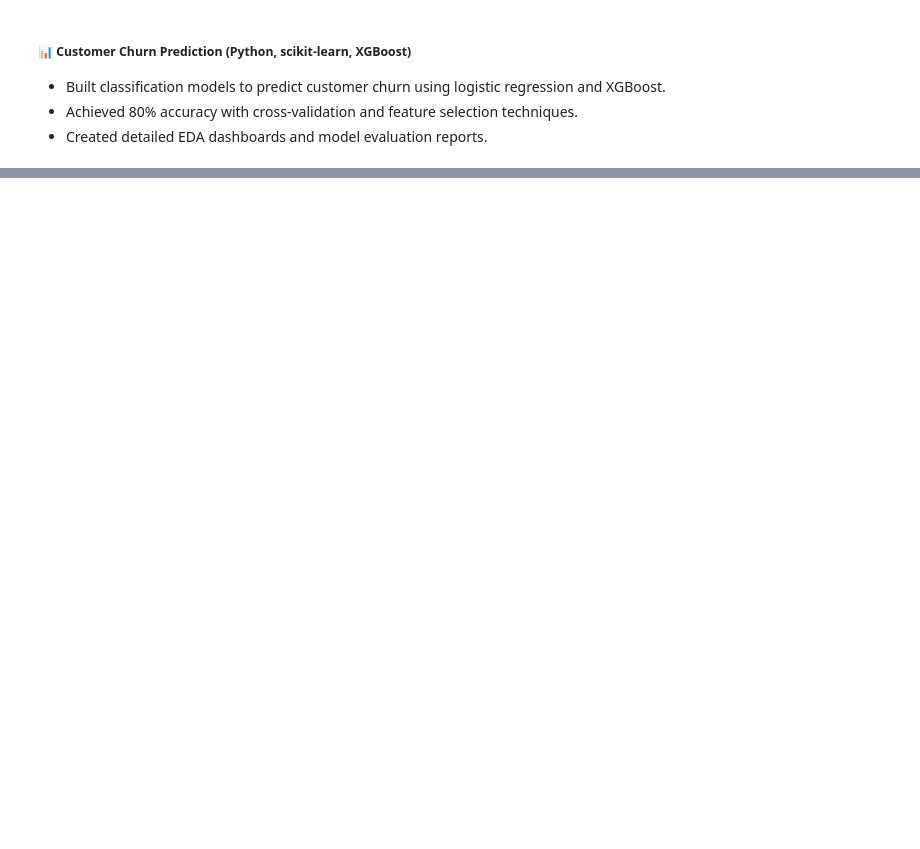
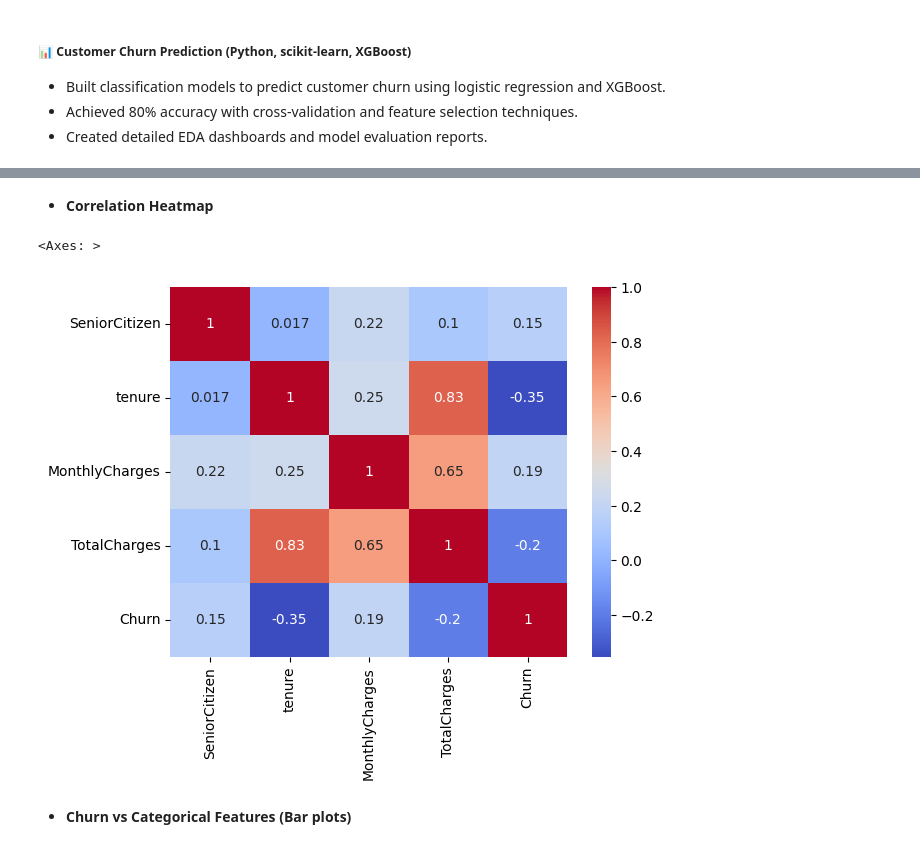
Before and after one commit to deanesh/artificial-intelligence-latest, a Jupyter notebook: career/customer_churn prediction.ipynb, the cells around one changed output, grey strips where cells are left out. Cells and saved outputs as stored; diff of their text form; code cells hidden in the pictures; blank space fills up the shorter version.

```diff
--- a/career/customer_churn prediction.ipynb
+++ b/career/customer_churn prediction.ipynb
@@ -104,0 +160,12 @@ XGBoost CV Accuracy: 0.7876 ± 0.0109
+# %% [markdown]
+* **Correlation Heatmap**
+# %%
+import seaborn as sns
+import matplotlib.pyplot as plt
+
+sns.heatmap(df[num_cols + ["Churn"]].corr(), annot=True, cmap="coolwarm")
+# %% [output]
+<Axes: >
+[figure, added]
+# %% [markdown]
+* **Churn vs Categorical Features (Bar plots)**
```
Also changed, not shown: parts of 15 cells of this notebook, 1 other file.
